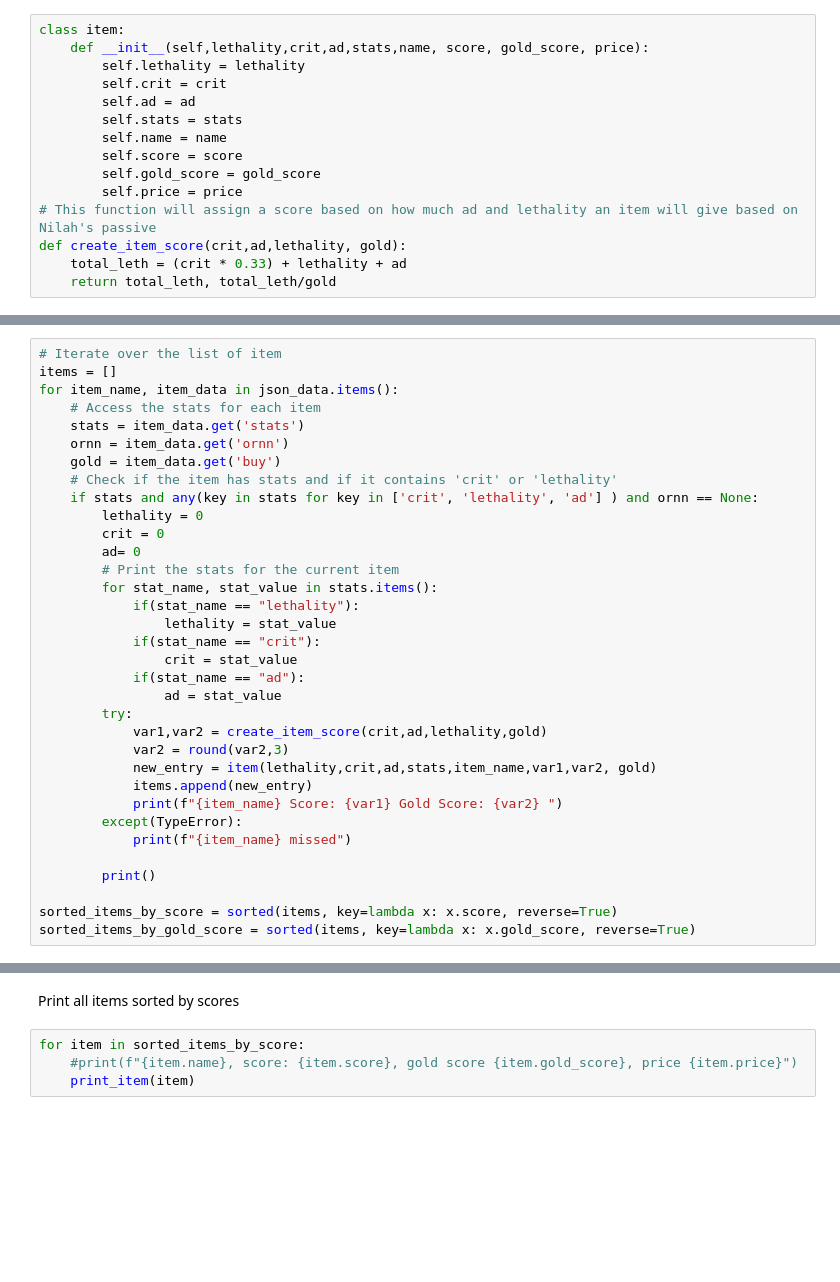
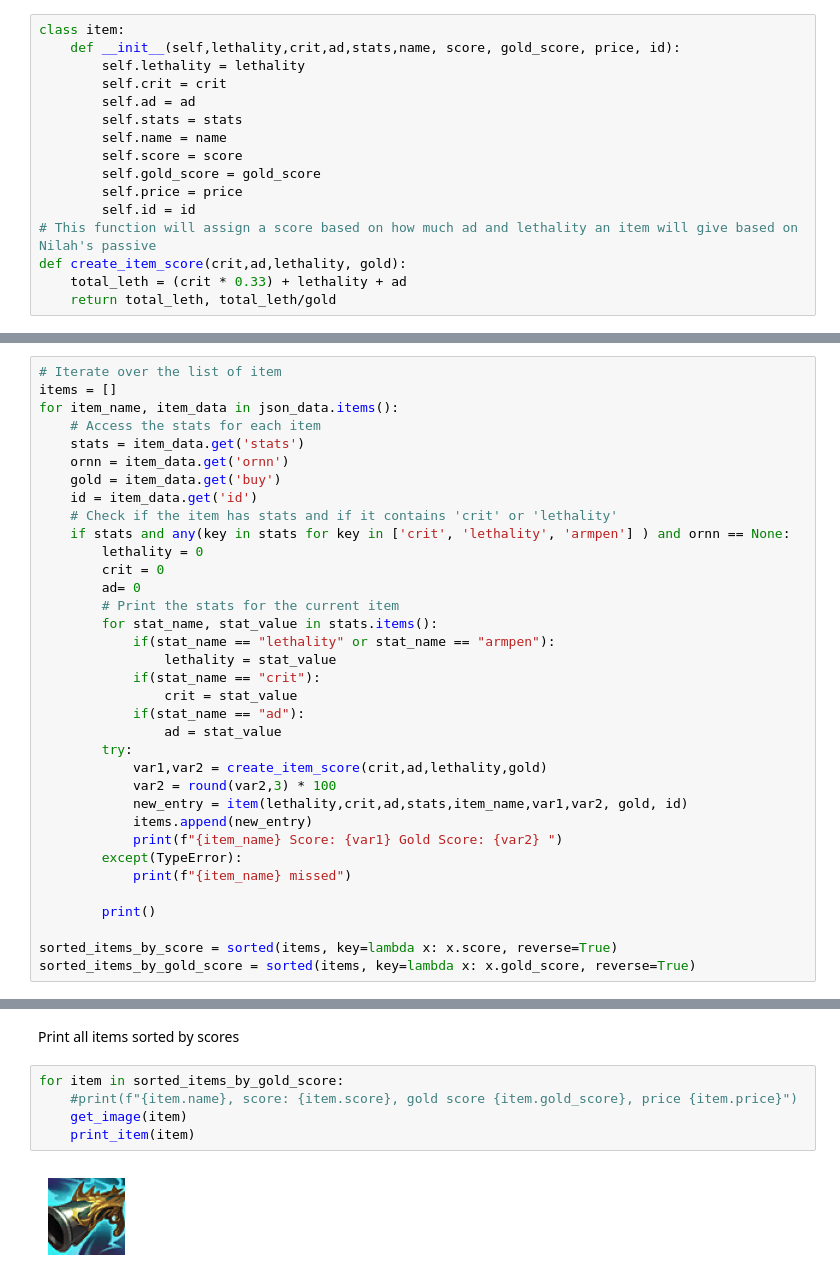
Before and after one commit to 28Storm28/Nilah-Item-Viability, a Jupyter notebook: leauge_items.ipynb, the cells around one changed output, grey strips where cells are left out. Drawn from its saved outputs; the diff is of its cells as text; blank space fills up the shorter version.

Commit message:
Added images to the final output to make everything look graphically better Removed just ad items from the list

```diff
--- a/leauge_items.ipynb
+++ b/leauge_items.ipynb
@@ -9,7 +9,7 @@ with open('output.json', 'r') as json_file:
 Defining a item object that can be used for calculations
 # %%
 class item:
-    def __init__(self,lethality,crit,ad,stats,name, score, gold_score, price):
+    def __init__(self,lethality,crit,ad,stats,name, score, gold_score, price, id):
         self.lethality = lethality
         self.crit = crit
         self.ad = ad
@@ -18,6 +18,7 @@ class item:
         self.score = score
         self.gold_score = gold_score
         self.price = price
+        self.id = id
 # This function will assign a score based on how much ad and lethality an item will give based on Nilah's passive
 def create_item_score(crit,ad,lethality, gold):
     total_leth = (crit * 0.33) + lethality + ad
@@ -32,14 +33,15 @@ for item_name, item_data in json_data.items():
     stats = item_data.get('stats')
     ornn = item_data.get('ornn')
     gold = item_data.get('buy')
+    id = item_data.get('id')
     # Check if the item has stats and if it contains 'crit' or 'lethality'
-    if stats and any(key in stats for key in ['crit', 'lethality', 'ad'] ) and ornn == None:
+    if stats and any(key in stats for key in ['crit', 'lethality', 'armpen'] ) and ornn == None:
         lethality = 0
         crit = 0
         ad= 0
         # Print the stats for the current item
         for stat_name, stat_value in stats.items():
-            if(stat_name == "lethality"):
+            if(stat_name == "lethality" or stat_name == "armpen"):
                 lethality = stat_value
             if(stat_name == "crit"):
                 crit = stat_value
@@ -47,8 +49,8 @@ for item_name, item_data in json_data.items():
                 ad = stat_value
         try:
             var1,var2 = create_item_score(crit,ad,lethality,gold)
-            var2 = round(var2,3)
-            new_entry = item(lethality,crit,ad,stats,item_name,var1,var2, gold)
+            var2 = round(var2,3) * 100
+            new_entry = item(lethality,crit,ad,stats,item_name,var1,var2, gold, id)
             items.append(new_entry)
             print(f"{item_name} Score: {var1} Gold Score: {var2} ")
         except(TypeError):
@@ -93,8 +127,10 @@ def print_item(item):
 # %% [markdown]
 Print all items sorted by scores
 # %%
-for item in sorted_items_by_score:
+for item in sorted_items_by_gold_score:
     #print(f"{item.name}, score: {item.score}, gold score {item.gold_score}, price {item.price}")
+    get_image(item)
     print_item(item)
 # %% [output]
+[figure, added]
 The Collector
```
Also changed, not shown: parts of 4 cells of this notebook.
